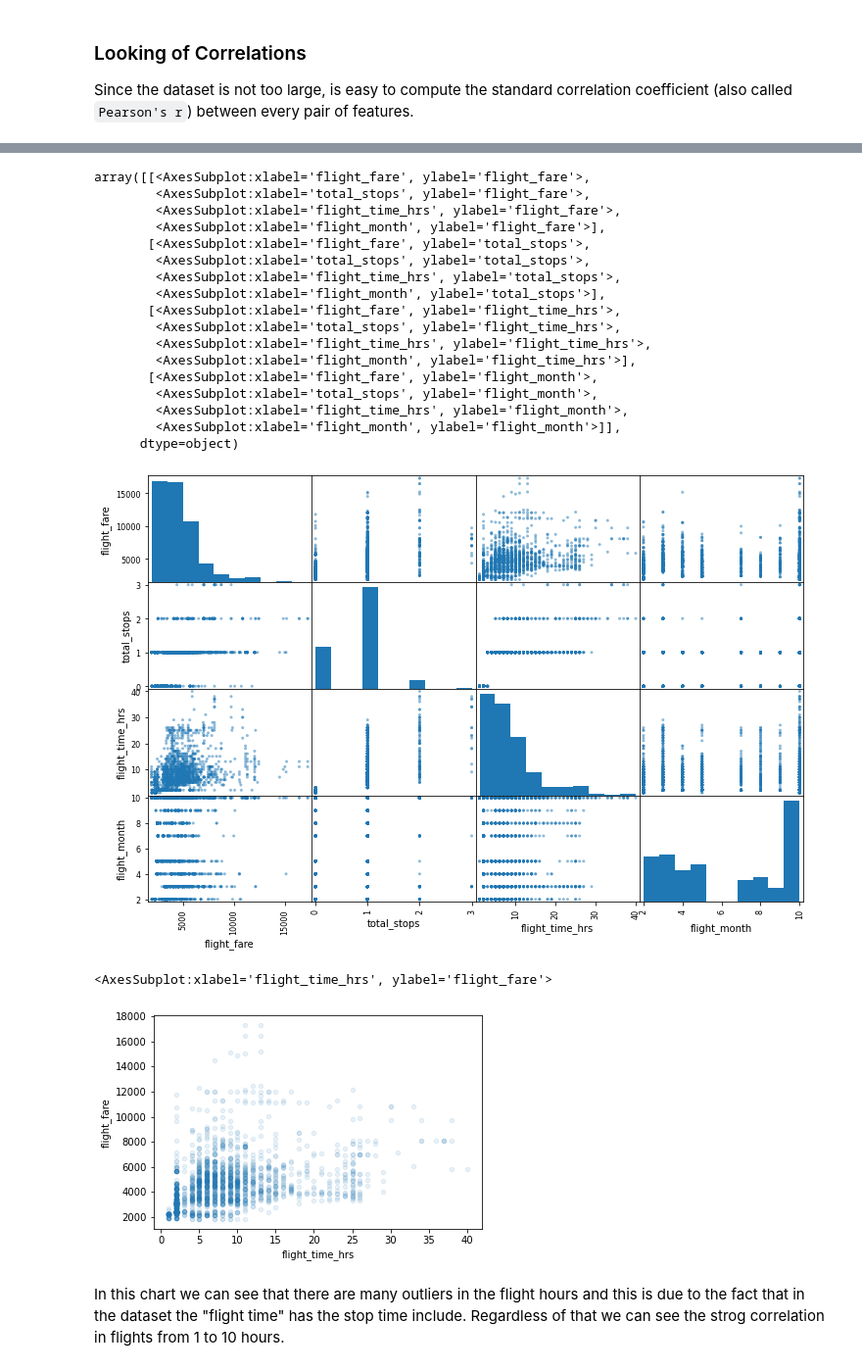
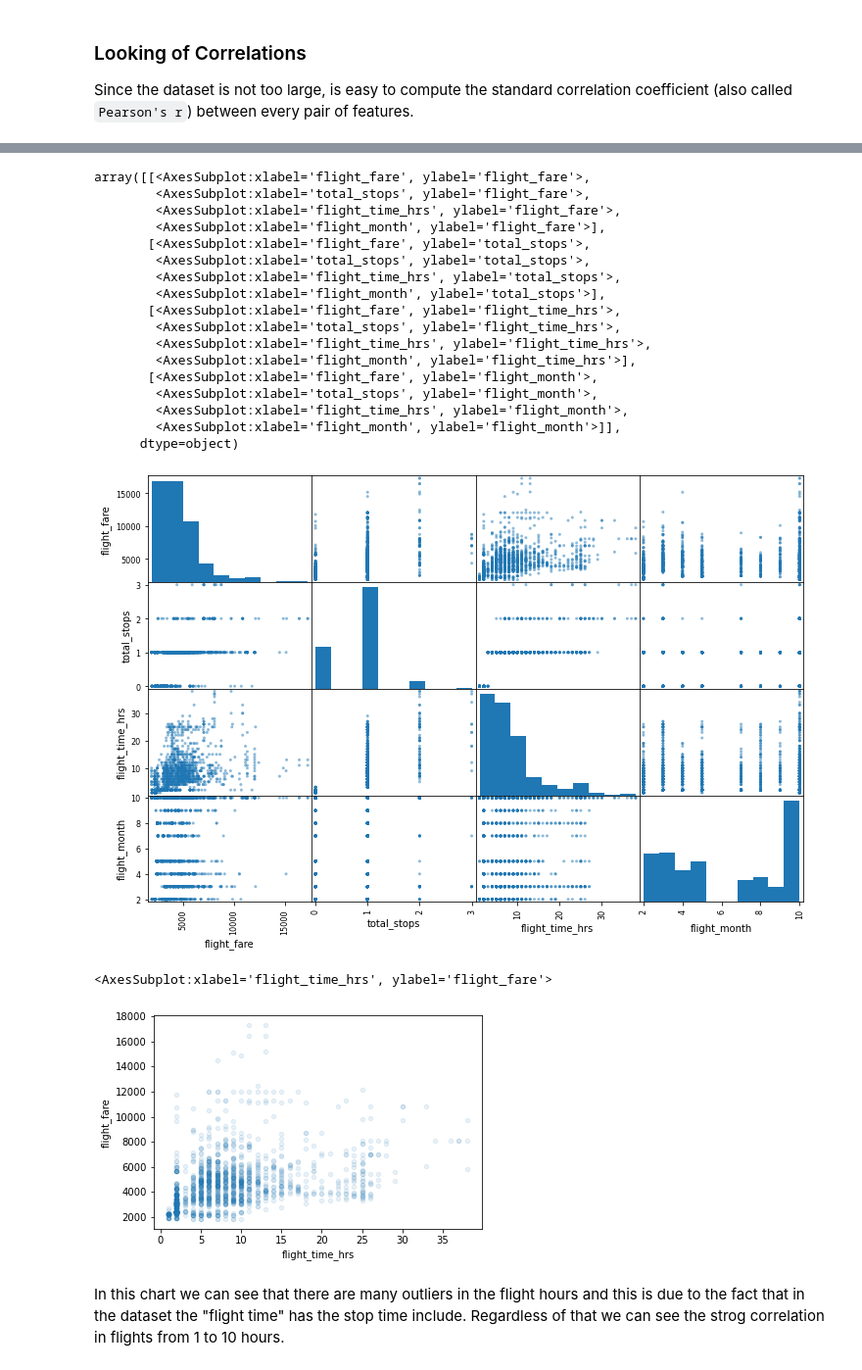
Before and after one commit to maco-data/airline-fare-prediction, a Jupyter notebook: notebook_eda.ipynb, the cells around one changed output, grey strips where cells are left out. Shown at 98% size. Drawn from its saved outputs; the diff is of its cells as text; code cells hidden in the pictures.

```diff
--- a/notebook_eda.ipynb
+++ b/notebook_eda.ipynb
@@ -531,7 +531,7 @@ Name: flight_fare, dtype: float64
 from pandas.plotting import scatter_matrix
 
 atributes = ['flight_fare', 'total_stops', 'flight_time_hrs', 'flight_month']
-scatter_matrix(full_data[atributes], figsize=(12, 8))
+scatter_matrix(train_data[atributes], figsize=(12, 8))
 # %% [output]
 array([[<AxesSubplot:xlabel='flight_fare', ylabel='flight_fare'>,
         <AxesSubplot:xlabel='total_stops', ylabel='flight_fare'>,
@@ -550,13 +550,13 @@ array([[<AxesSubplot:xlabel='flight_fare', ylabel='flight_fare'>,
         <AxesSubplot:xlabel='flight_time_hrs', ylabel='flight_month'>,
         <AxesSubplot:xlabel='flight_month', ylabel='flight_month'>]],
       dtype=object)
-[figure, old version]
+[figure, new version]
 # %%
 # Checking on the most correlated atributes
-full_data.plot(kind='scatter', x='flight_time_hrs', y='flight_fare', alpha=0.1)
+train_data.plot(kind='scatter', x='flight_time_hrs', y='flight_fare', alpha=0.1)
 # %% [output]
 <AxesSubplot:xlabel='flight_time_hrs', ylabel='flight_fare'>
-[figure, old version]
+[figure, new version]
 # %% [markdown]
 In this chart we can see that there are many outliers in the flight hours and this is due to the fact that in the dataset the "flight time" has the stop time include. Regardless of that we can see the strog correlation in flights from 1 to 10 hours.
 # %% [markdown]
```
Also changed, not shown: parts of 14 cells of this notebook.
